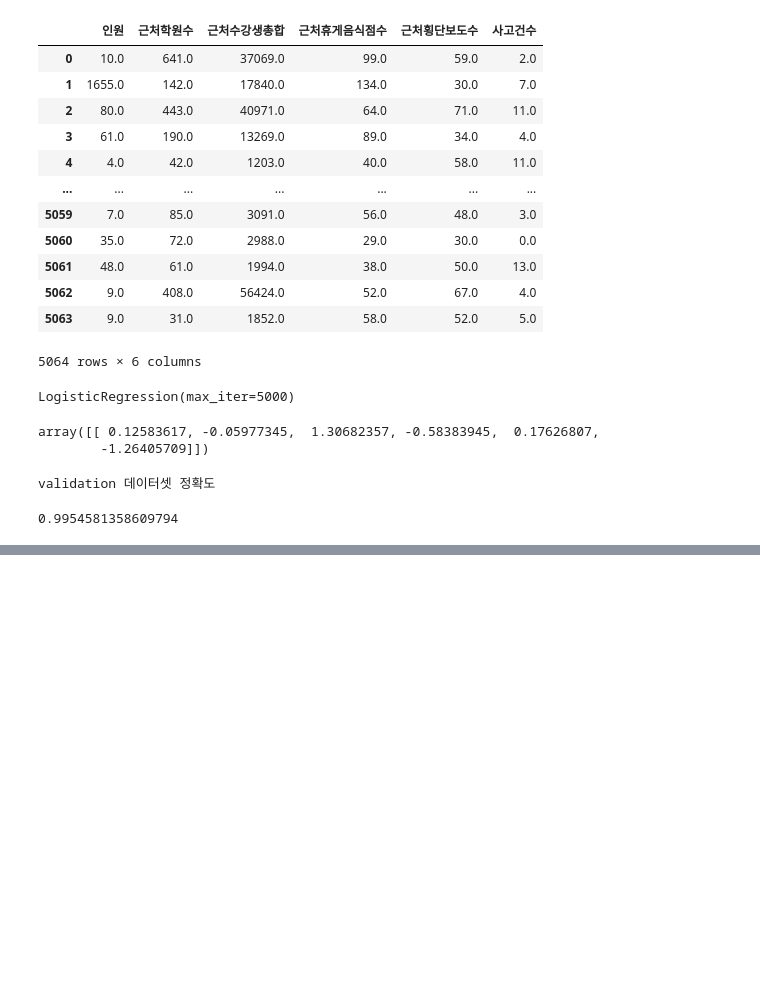
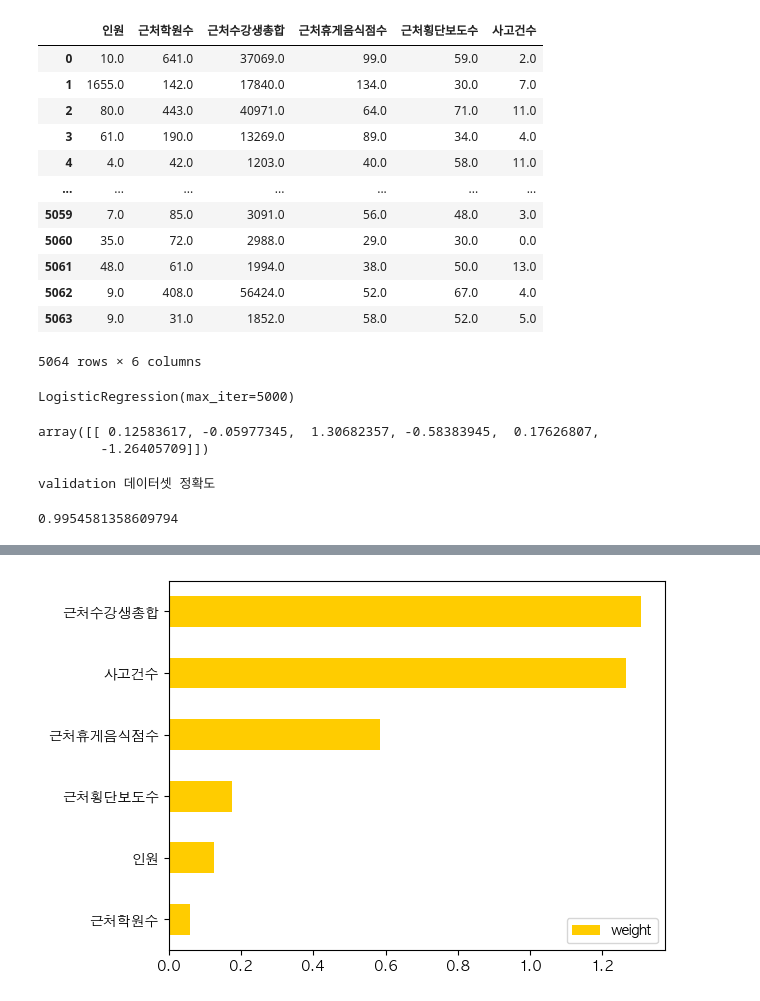
Before and after one commit to WIFI-Gwangjingu/childrensZone, a Jupyter notebook: modeling/로지스틱 회귀.ipynb, the cells around one changed output, grey strips where cells are left out. Cells and saved outputs as stored; diff of their text form; code cells hidden in the pictures; blank space fills up the shorter version.

```diff
--- a/modeling/강남구,노원구 회귀.ipynb
+++ b/modeling/로지스틱 회귀.ipynb
@@ -132,0 +149,7 @@ validation 데이터셋 정확도
+# %%
+label = list(model_coef.index)
+# %%
+value = list(model_coef)
+# %%
+weight = pd.DataFrame(value,label)
+weight
@@ -132,0 +164,2 @@ validation 데이터셋 정확도
+# %%
+weight.rename(columns = {0 : 'weight'}, inplace = True)
@@ -132,0 +176,5 @@ validation 데이터셋 정확도
+# %%
+weight = weight.sort_values(by=['weight'], ascending=True)
+ax = weight.plot.barh(y='weight', color= '#FFCC00')
+# %% [output]
+[figure, added]
```
Also changed, not shown: parts of 5 cells of this notebook, 3 other files.
